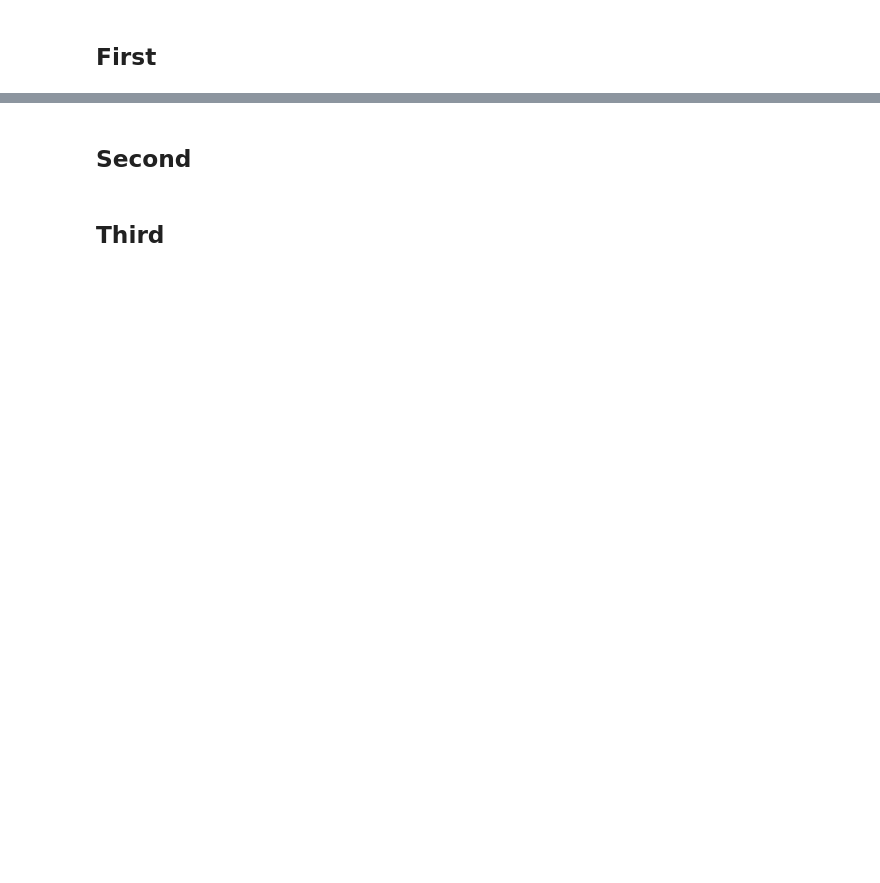
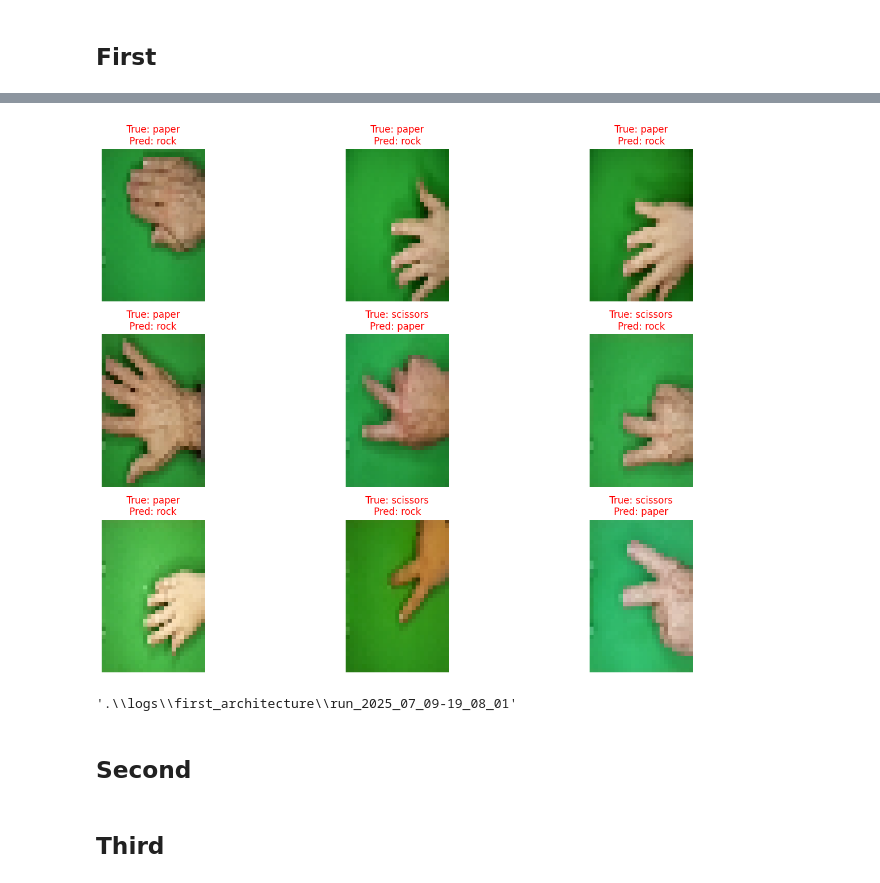
Before and after one commit to ffaundezcab/rps_deep, a Jupyter notebook: notebooks/model.ipynb, the cells around one changed output, grey strips where cells are left out. Drawn from its saved outputs; the diff is of its cells as text; code cells hidden in the pictures; blank space fills up the shorter version.

```diff
--- a/notebooks/model.ipynb
+++ b/notebooks/model.ipynb
@@ -17,7 +17,8 @@ from collections import Counter
 # Data
 # %%
 data_dir = "../data"
-image_size = (100, 66)
+original_size = (300,200)
+image_size = (37, 25)
 batch_size = 32
 
 file_paths = []
@@ -27,7 +28,8 @@ class_to_index = {name: i for i, name in enumerate(class_names)}
 
 for class_name in class_names:
     class_dir = f"{data_dir}/{class_name}"
-    for img_path in os.listdir(class_dir):
+    images = sorted(os.listdir(class_dir))
+    for img_path in images:
         file_paths.append(class_dir + "/" + str(img_path))
         labels.append(class_to_index[class_name])
 
@@ -57,11 +59,15 @@ def preprocess_image(file_path, label):
     # rgb, later we normalize
     img = tf.image.decode_image(img, channels=3)
     # todo: make it optional passing to grayscale
-    img = tf.image.rgb_to_grayscale(img)
-    img.set_shape([None, None, 1])
+    if grayscale:
+        img = tf.image.rgb_to_grayscale(img)
+        img.set_shape([None, None, 1])
+    else:
+        img.set_shape([None, None, 3]) #rgb
     img = tf.image.resize(img, image_size)
     return img, tf.one_hot(label, depth=len(class_names))
 
+grayscale = False
 train_set = tf.data.Dataset.from_tensor_slices((X_train, y_train))
 train_set = train_set.map(preprocess_image, num_parallel_calls=tf.data.AUTOTUNE)
 train_set = train_set.shuffle(1000).batch(batch_size).prefetch(tf.data.AUTOTUNE)
@@ -287,3 +296,11 @@ predictions = model.predict(test_set)
+# %%
+show_misclassified_images(model, test_set, class_names)
+# %% [output]
+[figure, added]
+# %%
+run_logdir
+# %% [output]
+'.\\logs\\first_architecture\\run_2025_07_09-19_08_01'
 # %% [markdown]
 ## Second
 # %% [markdown]
```
Also changed, not shown: parts of 15 cells of this notebook.
